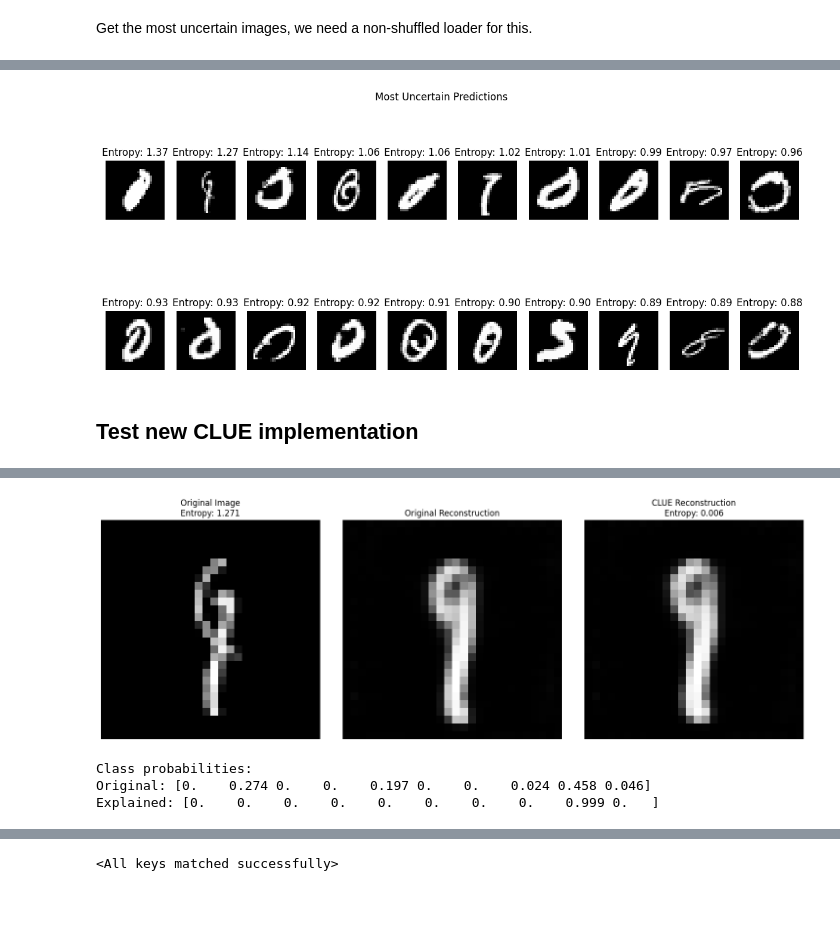
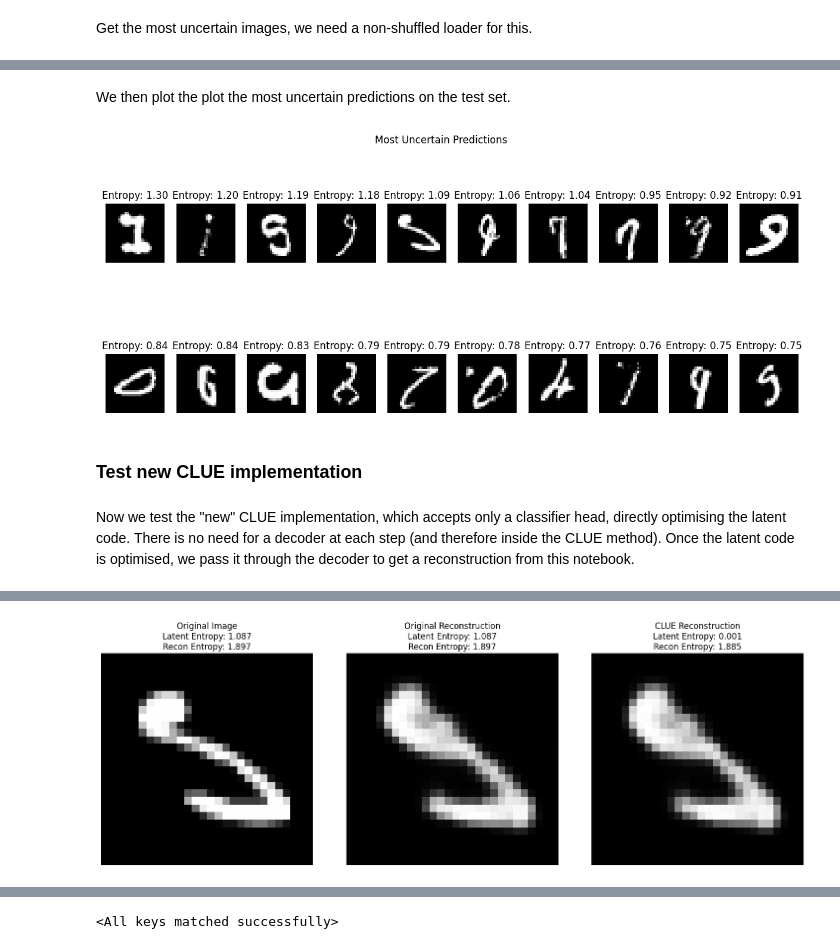
Before and after one commit to confinlay/Bayesian-CE, a Jupyter notebook: MyImplementation/testing_notebooks/test-new-clue.ipynb, the cells around one changed output, grey strips where cells are left out. Cells and saved outputs as stored; diff of their text form; code cells hidden in the pictures; blank space fills up the shorter version.

Commit message:
Improve new clue testing notebook

```diff
--- a/MyImplementation/testing_notebooks/test-new-clue.ipynb
+++ b/MyImplementation/testing_notebooks/test-new-clue.ipynb
@@ -40,7 +40,10 @@ Load the Datasets
 # Load the MNIST dataset
 transform = transforms.Compose([transforms.ToTensor()])
 trainset = torchvision.datasets.MNIST(root='../data', train=True, download=True, transform=transform)
+testset = torchvision.datasets.MNIST(root='../data', train=False, download=True, transform=transform)
+
 trainloader = torch.utils.data.DataLoader(trainset, batch_size=64, shuffle=True, num_workers=2)
+testloader = torch.utils.data.DataLoader(testset, batch_size=64, shuffle=False, num_workers=2)
 # %% [markdown]
 Set the latent dimension
 # %%
@@ -49,4 +52,5 @@ latent_dim = 256
 Create a models directory if it doesn't exist
 # %%
 # Create models directory if it doesn't exist
-os.makedirs('models', exist_ok=True)
+os.makedirs('../model_saves', exist_ok=True)
+model_saves_dir = '../model_saves'
@@ -59,8 +66,8 @@ classifier = regene_models.Classifier(latent_dim=latent_dim, num_classes=10, dev
 decoder = regene_models.Decoder(latent_dim=latent_dim, device=device)
 
 # Load the trained models
-classifier.load_state_dict(torch.load('models/joint_classifier.pth', map_location=device))
-decoder.load_state_dict(torch.load('models/joint_decoder.pth', map_location=device))
+classifier.load_state_dict(torch.load(os.path.join(model_saves_dir, 'joint_classifier.pth'), map_location=device))
+decoder.load_state_dict(torch.load(os.path.join(model_saves_dir, 'joint_decoder.pth'), map_location=device))
 # %% [output]
 <All keys matched successfully>
 # %% [markdown]
@@ -136,3 +106,5 @@ Least uncertain predictions have entropy: [2.6097019e-17 1.1480115e-17 6.4684300
+# %% [markdown]
+We then plot the plot the most uncertain predictions on the test set.
 # %%
 import matplotlib.pyplot as plt
 import torch
@@ -174,15 +146,18 @@ def plot_most_uncertain(trainset, sorted_data_indices, sorted_uncertainties, n_p
     plt.show()
 # %%
 # Plot the most uncertain predictions
-plot_most_uncertain(trainset, sorted_data_indices, sorted_uncertainties, n_plot=20)
+plot_most_uncertain(testset, sorted_data_indices, sorted_uncertainties, n_plot=20)
 # %% [output]
-[figure, old version]
+[figure, new version]
 # %% [markdown]
-## Test new CLUE implementation
+### Test new CLUE implementation
+# %% [markdown]
+Now we test the "new" CLUE implementation, which accepts only a classifier head, directly optimising the latent code. There is no need for a decoder at each step (and therefore inside the CLUE method).
+Once the latent code is optimised, we pass it through the decoder to get a reconstruction from this notebook.
 # %%
 # Get the most uncertain image and its latent representation
-most_uncertain_idx = sorted_data_indices[1]
-uncertain_image, _ = trainset[most_uncertain_idx]
+most_uncertain_idx = sorted_data_indices[4]
+uncertain_image, _ = testset[most_uncertain_idx]
 uncertain_image = uncertain_image.to(device).unsqueeze(0)  # Add batch dimension
 
 # Get its latent representation
@@ -191,8 +166,8 @@ with torch.no_grad():
     z0, _ = classifier(uncertain_image)
 
 # Initialize CLUE
-clue = new_CLUE.SimpleCLUE(
-    classifier=classifier,
+clue = new_CLUE.NewCLUE(
+    classifier=classifier.classifier,
     z0=z0,
     uncertainty_weight=1.0,
     distance_weight=0.01,
@@ -201,7 +176,7 @@ clue = new_CLUE.SimpleCLUE(
 )
 
 # Optimize to find explanation
-z_explained = clue.optimize(steps=100)
+z_explained = clue.optimize(steps=50)
 
 # Generate reconstructions using decoder
 with torch.no_grad():
@@ -210,40 +185,46 @@ with torch.no_grad():
     # CLUE reconstruction
     clue_recon = decoder(z_explained)
 
-    # Get predictions and uncertainties
-    # Use only the classifier head for the latent vectors
-    original_logits = classifier.classifier(z0)
-    explained_logits = classifier.classifier(z_explained)
+    # Get predictions and uncertainties from latent codes
+    original_logits_latent = classifier.classifier(z0)
+    explained_logits_latent = classifier.classifier(z_explained)
 
-    original_probs = torch.nn.functional.softmax(original_logits, dim=1)
-    explained_probs = torch.nn.functional.softmax(explained_logits, dim=1)
+    # Get predictions from full classifier workflow on reconstructions
+    _, original_logits_recon = classifier(original_recon)
+    _, explained_logits_recon = classifier(clue_recon)
 
-    original_entropy = -(original_probs * torch.log(original_probs + 1e-10)).sum()
-    explained_entropy = -(explained_probs * torch.log(explained_probs + 1e-10)).sum()
+    # Calculate probabilities and entropies for latent predictions
+    original_probs_latent = torch.nn.functional.softmax(original_logits_latent, dim=1)
+    explained_probs_latent = torch.nn.functional.softmax(explained_logits_latent, dim=1)
+
+    original_entropy_latent = -(original_probs_latent * torch.log(original_probs_latent + 1e-10)).sum()
+    explained_entropy_latent = -(explained_probs_latent * torch.log(explained_probs_latent + 1e-10)).sum()
+
+    # Calculate probabilities and entropies for reconstruction predictions
+    original_probs_recon = torch.nn.functional.softmax(original_logits_recon, dim=1)
+    explained_probs_recon = torch.nn.functional.softmax(explained_logits_recon, dim=1)
+
+    original_entropy_recon = -(original_probs_recon * torch.log(original_probs_recon + 1e-10)).sum()
+    explained_entropy_recon = -(explained_probs_recon * torch.log(explained_probs_recon + 1e-10)).sum()
 
 # Plot results
 plt.figure(figsize=(15, 5))
 
 plt.subplot(131)
 plt.imshow(uncertain_image[0,0].cpu(), cmap='gray')
-plt.title(f'Original Image\nEntropy: {original_entropy:.3f}')
+plt.title(f'Original Image\nLatent Entropy: {original_entropy_latent:.3f}\nRecon Entropy: {original_entropy_recon:.3f}')
 plt.axis('off')
 
 plt.subplot(132)
 plt.imshow(original_recon[0,0].cpu().detach(), cmap='gray')
-plt.title('Original Reconstruction')
+plt.title(f'Original Reconstruction\nLatent Entropy: {original_entropy_latent:.3f}\nRecon Entropy: {original_entropy_recon:.3f}')
 plt.axis('off')
 
 plt.subplot(133)
 plt.imshow(clue_recon[0,0].cpu().detach(), cmap='gray')
-plt.title(f'CLUE Reconstruction\nEntropy: {explained_entropy:.3f}')
+plt.title(f'CLUE Reconstruction\nLatent Entropy: {explained_entropy_latent:.3f}\nRecon Entropy: {explained_entropy_recon:.3f}')
 plt.axis('off')
 
 plt.tight_layout()
 plt.show()
-
-# Print probabilities
-print("\nClass probabilities:")
-print("Original:", original_probs.cpu().numpy()[0].round(3))
-print("Explained:", explained_probs.cpu().numpy()[0].round(3))
 # %% [output]
@@ -267,4 +248 @@ Step 99: Loss: 0.0540, Entropy: 0.0065, Distance: 4.7522
-[figure, old version]
+[figure, new version]
-Class probabilities:
-Original: [0.    0.274 0.    0.    0.197 0.    0.    0.024 0.458 0.046]
-Explained: [0.    0.    0.    0.    0.    0.    0.    0.    0.999 0.   ]
```
Also changed, not shown: parts of 19 cells of this notebook, 3 other files.
